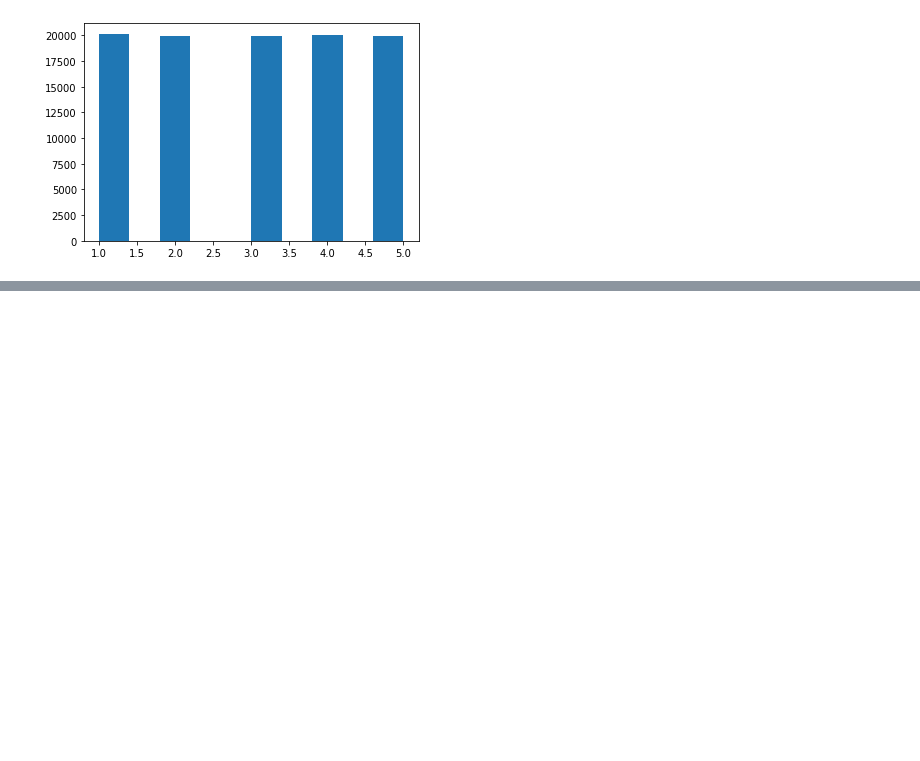
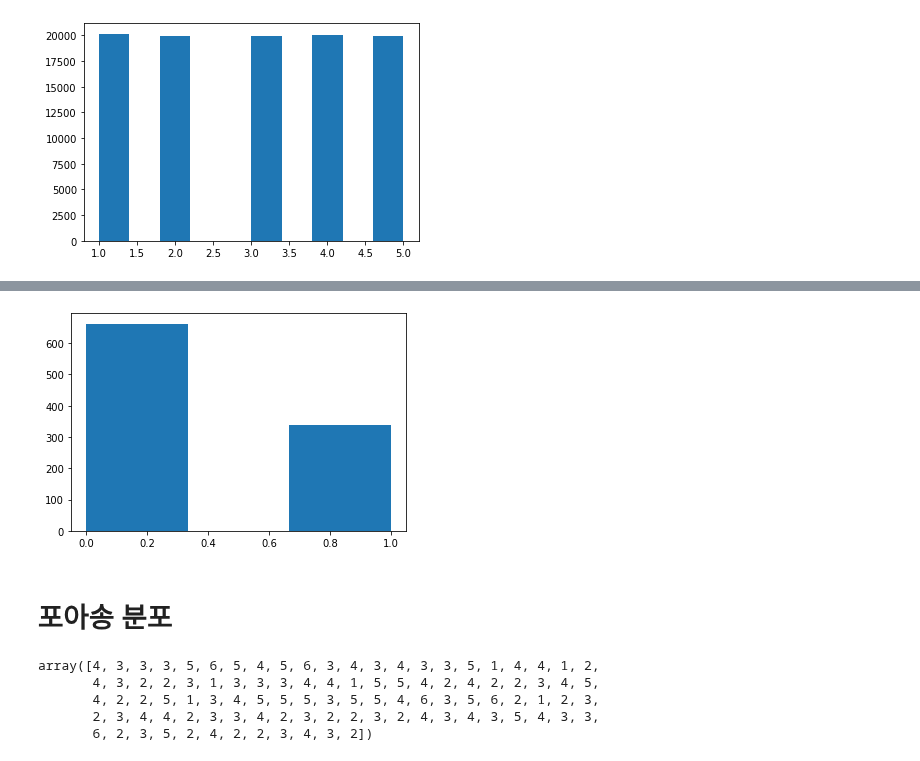
Before and after one commit to seoinhyeok96/python_data_class, a Jupyter notebook: 기초통계 수업 /2 days.ipynb, the cells around one changed output, grey strips where cells are left out. Saved outputs shown, nothing was run; the diff lists cells and outputs as text; code cells hidden in the pictures; blank space fills up the shorter version.

```diff
--- a/기초통계 수업 /2 days.ipynb
+++ b/기초통계 수업 /2 days.ipynb
@@ -240,0 +261,7 @@ plt.show()
+# %%
+plt.hist(w,bins=3)
+plt.show()
+# %% [output]
+[figure, added]
+# %% [markdown]
+# 포아송 분포
@@ -240,0 +270,8 @@ plt.show()
+# %%
+w
+# %% [output]
+array([4, 3, 3, 3, 5, 6, 5, 4, 5, 6, 3, 4, 3, 4, 3, 3, 5, 1, 4, 4, 1, 2,
+       4, 3, 2, 2, 3, 1, 3, 3, 3, 4, 4, 1, 5, 5, 4, 2, 4, 2, 2, 3, 4, 5,
+       4, 2, 2, 5, 1, 3, 4, 5, 5, 5, 3, 5, 5, 4, 6, 3, 5, 6, 2, 1, 2, 3,
+       2, 3, 4, 4, 2, 3, 3, 4, 2, 3, 2, 2, 3, 2, 4, 3, 4, 3, 5, 4, 3, 3,
+       6, 2, 3, 5, 2, 4, 2, 2, 3, 4, 3, 2])
```
Also changed, not shown: parts of 23 cells of this notebook.
